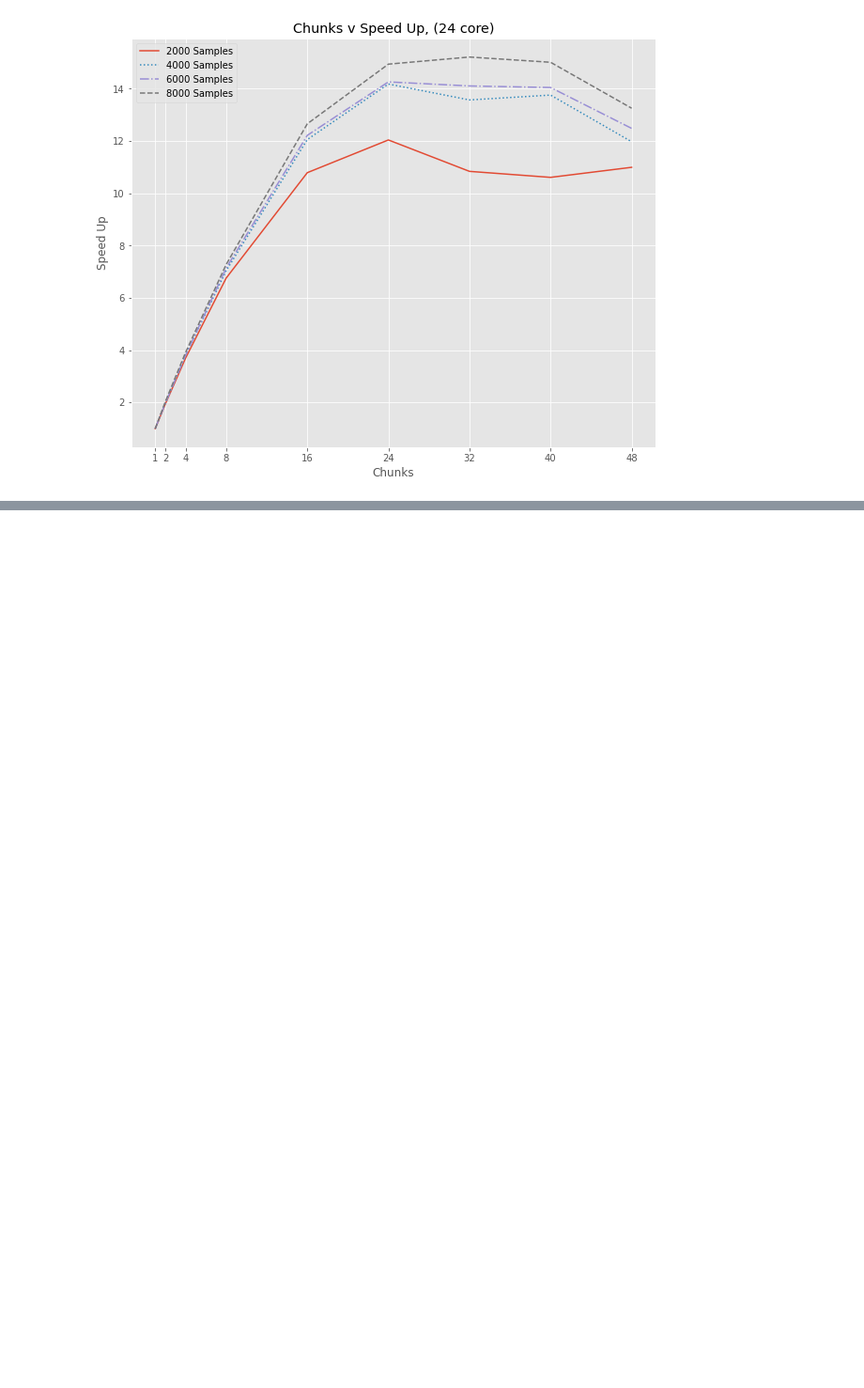
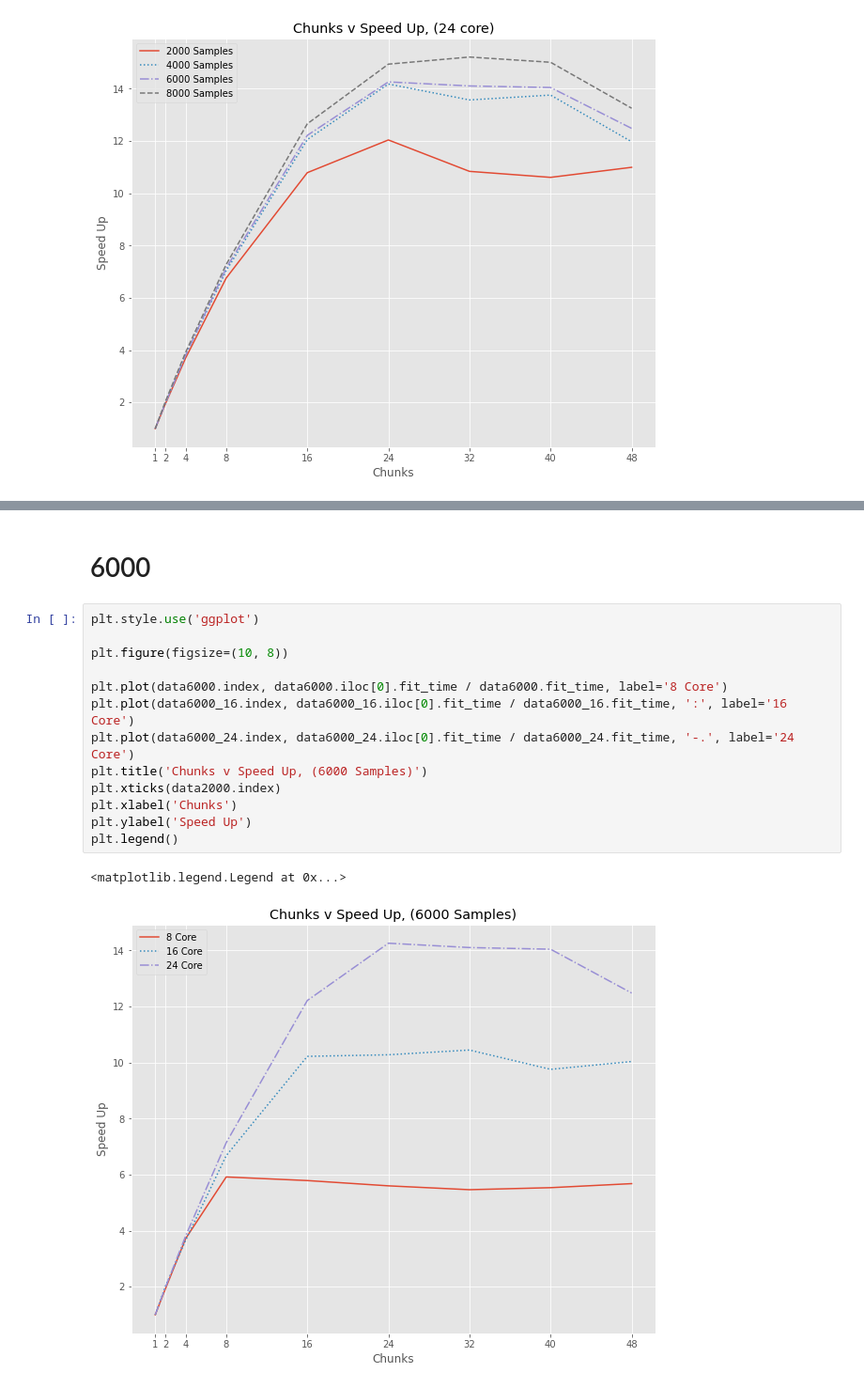
Before and after one commit to wd15/Pace_visualization, a Jupyter notebook: pace_visualization_alldata-big.ipynb, the cells around one changed output, grey strips where cells are left out. Shown at 94% size. Drawn from its saved outputs; the diff is of its cells as text; blank space fills up the shorter version.

```diff
--- a/pace_visualization_alldata-big.ipynb
+++ b/pace_visualization_alldata-big.ipynb
@@ -269,0 +310,18 @@ plt.legend()
+# %% [markdown]
+# 6000
+# %%
+plt.style.use('ggplot')
+
+plt.figure(figsize=(10, 8))
+
+plt.plot(data6000.index, data6000.iloc[0].fit_time / data6000.fit_time, label='8 Core')
+plt.plot(data6000_16.index, data6000_16.iloc[0].fit_time / data6000_16.fit_time, ':', label='16 Core')
+plt.plot(data6000_24.index, data6000_24.iloc[0].fit_time / data6000_24.fit_time, '-.', label='24 Core')
+plt.title('Chunks v Speed Up, (6000 Samples)')
+plt.xticks(data2000.index)
+plt.xlabel('Chunks')
+plt.ylabel('Speed Up')
+plt.legend()
+# %% [output]
+<matplotlib.legend.Legend at 0x...>
+[figure, added]
```
Also changed, not shown: parts of 13 cells of this notebook.
